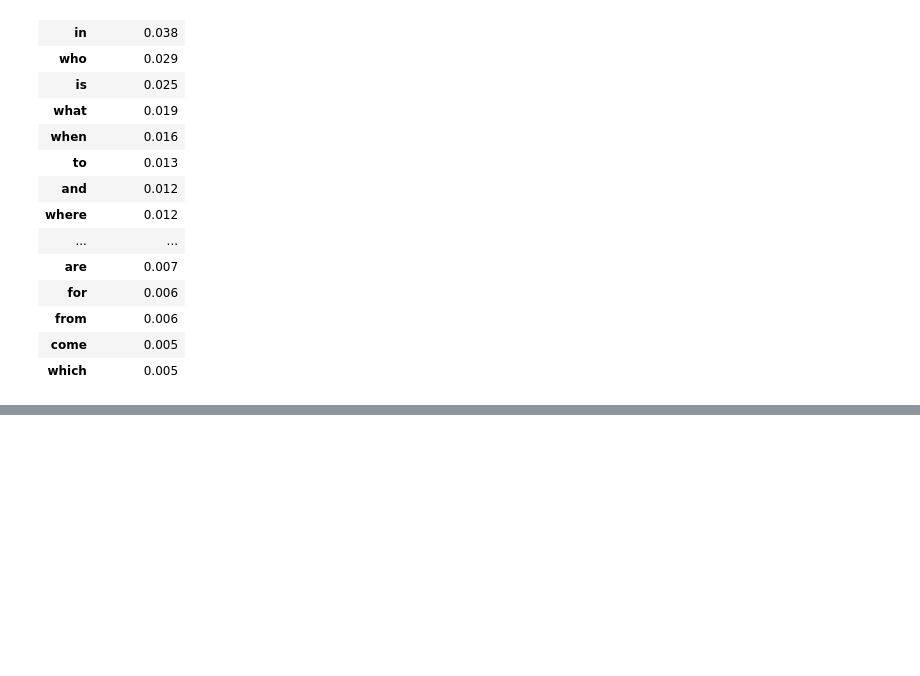
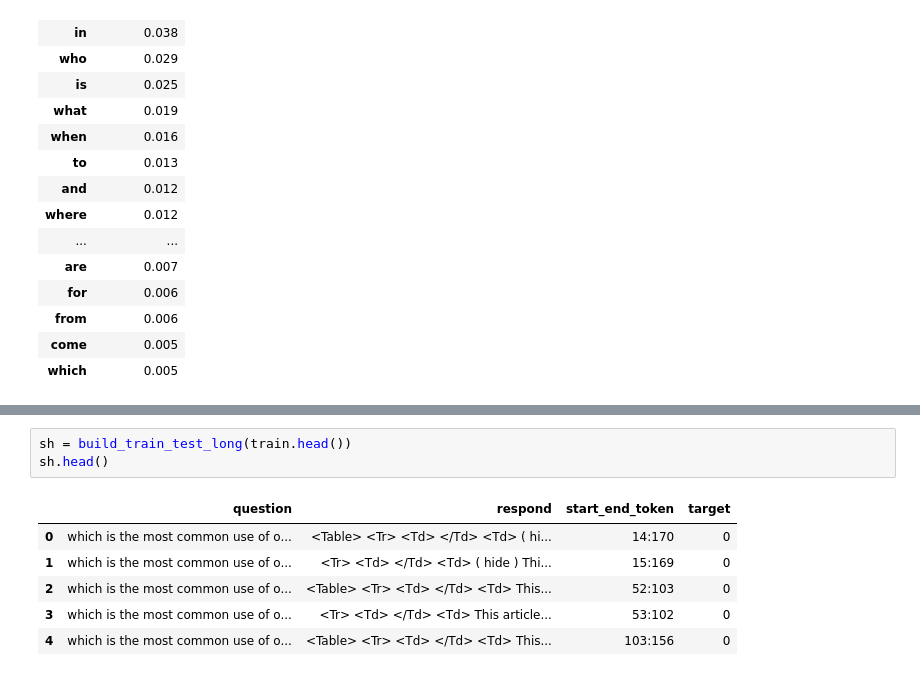
Before and after one commit to jason-osajima/kaggle-competitions, a Jupyter notebook: tfqa/notebooks/data-exploration.ipynb, the cells around one changed output, grey strips where cells are left out. Saved outputs shown, nothing was run; the diff lists cells and outputs as text; blank space fills up the shorter version.

```diff
--- a/tfqa/notebooks/data-exploration.ipynb
+++ b/tfqa/notebooks/data-exploration.ipynb
@@ -301,0 +443,10 @@ frequency
+# %%
+sh = build_train_test_long(train.head())
+sh.head()
+# %% [output]
+|  | question | respond | start_end_token | target |
+| 0 | which is the most common use of o... | <Table> <Tr> <Td> </Td> <Td> ( hi... | 14:170 | 0 |
+| 1 | which is the most common use of o... | <Tr> <Td> </Td> <Td> ( hide ) Thi... | 15:169 | 0 |
+| 2 | which is the most common use of o... | <Table> <Tr> <Td> </Td> <Td> This... | 52:103 | 0 |
+| 3 | which is the most common use of o... | <Tr> <Td> </Td> <Td> This article... | 53:102 | 0 |
+| 4 | which is the most common use of o... | <Table> <Tr> <Td> </Td> <Td> This... | 103:156 | 0 |
```
Also changed, not shown: parts of 5 cells of this notebook, 5 other files.
